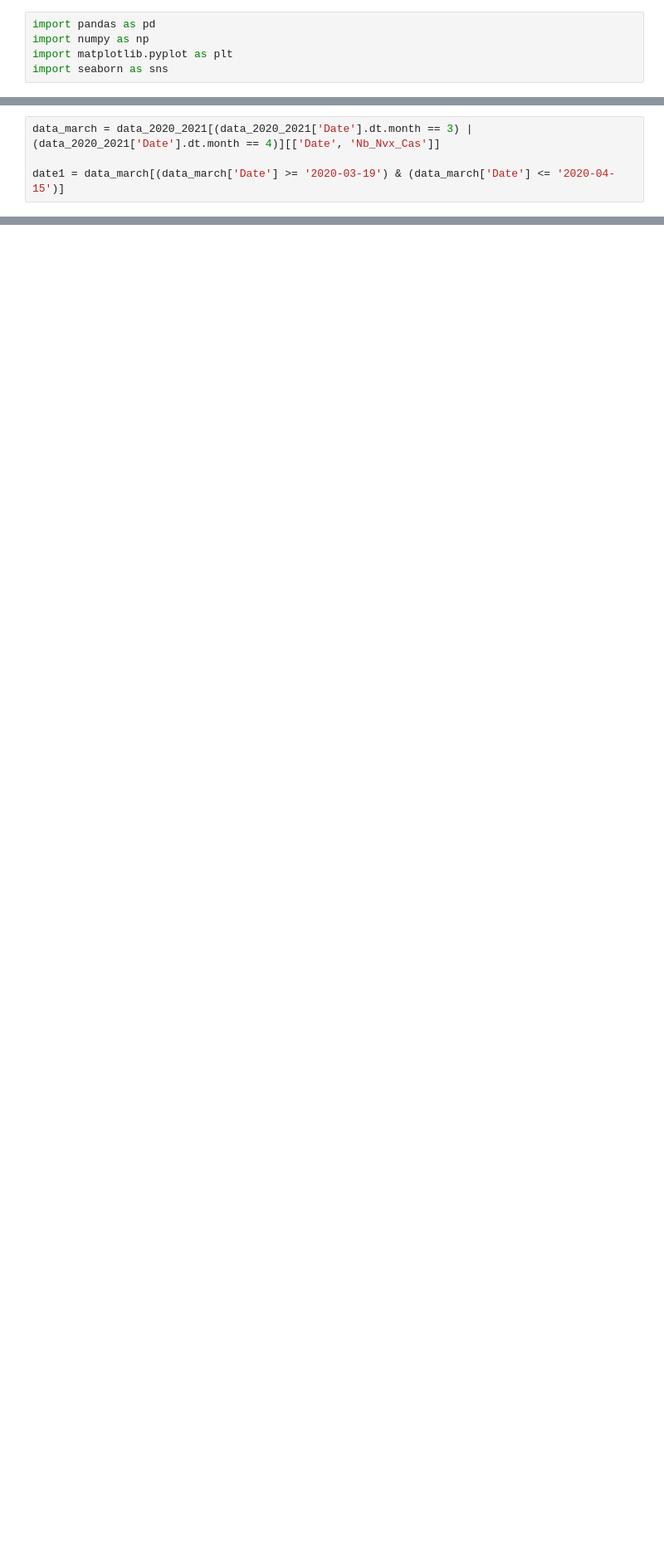
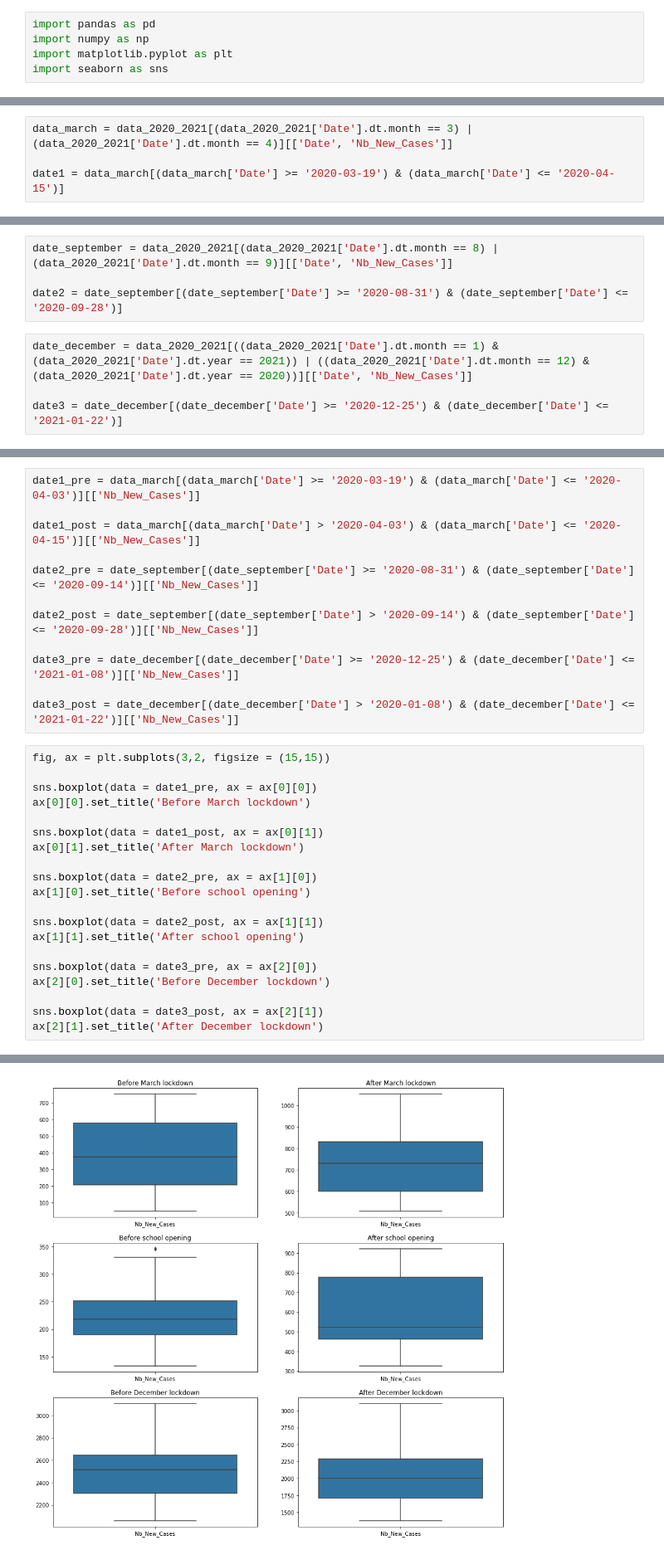
Before and after one commit to AhmadKNaji/RDD, a Jupyter notebook: RDD Project.ipynb, the cells around one changed output, grey strips where cells are left out. Shown: that part at 83% size. Saved outputs shown, nothing was run; the diff lists cells and outputs as text; blank space fills up the shorter version.

Commit message:
Added Boxplots

```diff
--- a/RDD Project.ipynb
+++ b/RDD Project.ipynb
@@ -21,4 +24,4 @@ data_2020_2021 = data[data['Date'].dt.year < 2022]
 # %%
-data_march = data_2020_2021[(data_2020_2021['Date'].dt.month == 3) | (data_2020_2021['Date'].dt.month == 4)][['Date', 'Nb_Nvx_Cas']]
+data_march = data_2020_2021[(data_2020_2021['Date'].dt.month == 3) | (data_2020_2021['Date'].dt.month == 4)][['Date', 'Nb_New_Cases']]
 
 date1 = data_march[(data_march['Date'] >= '2020-03-19') & (data_march['Date'] <= '2020-04-15')]
@@ -105,0 +28,8 @@ plt.show()
+# %%
+date_september = data_2020_2021[(data_2020_2021['Date'].dt.month == 8) | (data_2020_2021['Date'].dt.month == 9)][['Date', 'Nb_New_Cases']]
+
+date2 = date_september[(date_september['Date'] >= '2020-08-31') & (date_september['Date'] <= '2020-09-28')]
+# %%
+date_december = data_2020_2021[((data_2020_2021['Date'].dt.month == 1) & (data_2020_2021['Date'].dt.year == 2021)) | ((data_2020_2021['Date'].dt.month == 12) & (data_2020_2021['Date'].dt.year == 2020))][['Date', 'Nb_New_Cases']]
+
+date3 = date_december[(date_december['Date'] >= '2020-12-25') & (date_december['Date'] <= '2021-01-22')]
@@ -105,0 +109,33 @@ plt.show()
+# %%
+date1_pre = data_march[(data_march['Date'] >= '2020-03-19') & (data_march['Date'] <= '2020-04-03')][['Nb_New_Cases']]
+
+date1_post = data_march[(data_march['Date'] > '2020-04-03') & (data_march['Date'] <= '2020-04-15')][['Nb_New_Cases']]
+
+date2_pre = date_september[(date_september['Date'] >= '2020-08-31') & (date_september['Date'] <= '2020-09-14')][['Nb_New_Cases']]
+
+date2_post = date_september[(date_september['Date'] > '2020-09-14') & (date_september['Date'] <= '2020-09-28')][['Nb_New_Cases']]
+
+date3_pre = date_december[(date_december['Date'] >= '2020-12-25') & (date_december['Date'] <= '2021-01-08')][['Nb_New_Cases']]
+
+date3_post = date_december[(date_december['Date'] > '2020-01-08') & (date_december['Date'] <= '2021-01-22')][['Nb_New_Cases']]
+# %%
+fig, ax = plt.subplots(3,2, figsize = (15,15))
+
+sns.boxplot(data = date1_pre, ax = ax[0][0])
+ax[0][0].set_title('Before March lockdown')
+
+sns.boxplot(data = date1_post, ax = ax[0][1])
+ax[0][1].set_title('After March lockdown')
+
+sns.boxplot(data = date2_pre, ax = ax[1][0])
+ax[1][0].set_title('Before school opening')
+
+sns.boxplot(data = date2_post, ax = ax[1][1])
+ax[1][1].set_title('After school opening')
+
+sns.boxplot(data = date3_pre, ax = ax[2][0])
+ax[2][0].set_title('Before December lockdown')
+
+sns.boxplot(data = date3_post, ax = ax[2][1])
+ax[2][1].set_title('After December lockdown')
+# %% [output]
@@ -105,0 +143 @@ plt.show()
+[figure, added]
```
Also changed, not shown: parts of 8 cells of this notebook.
